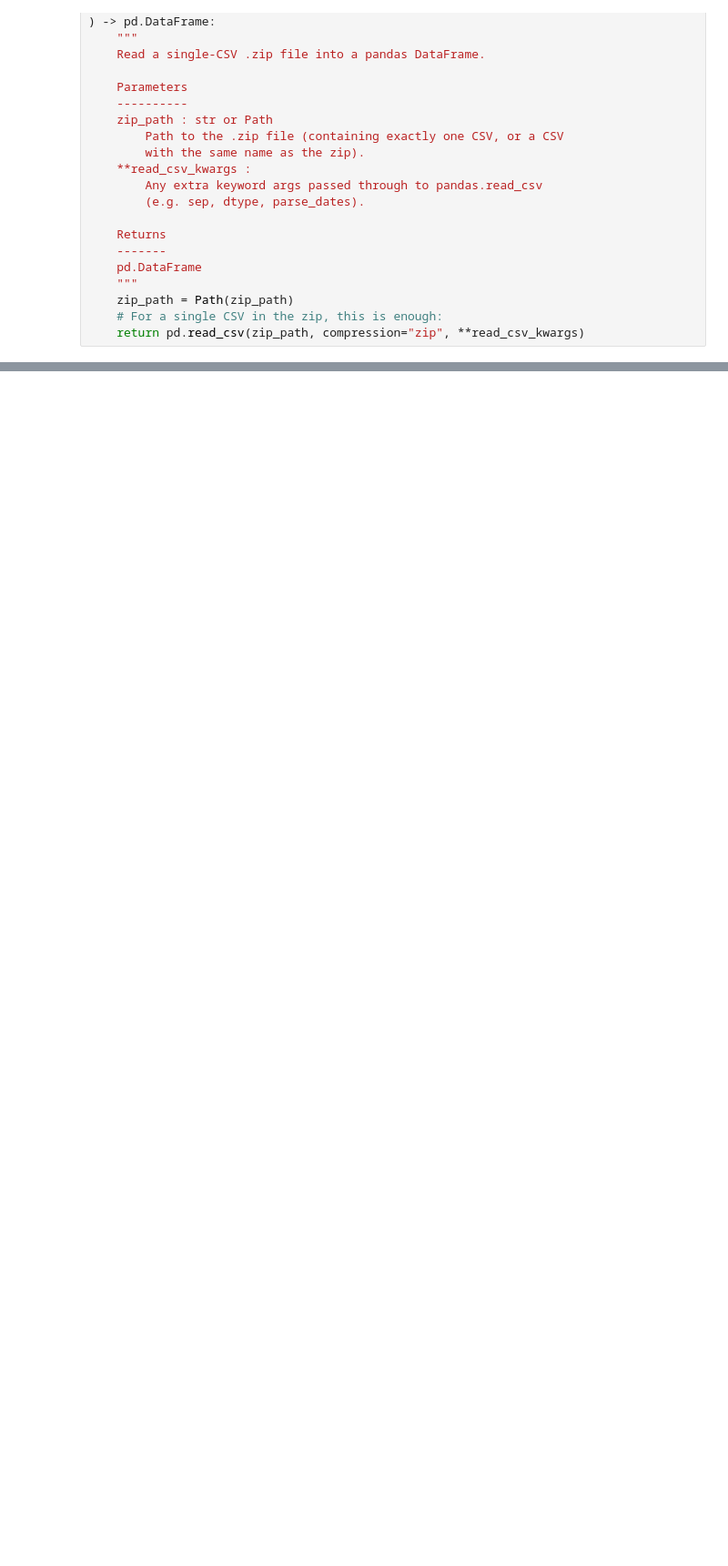
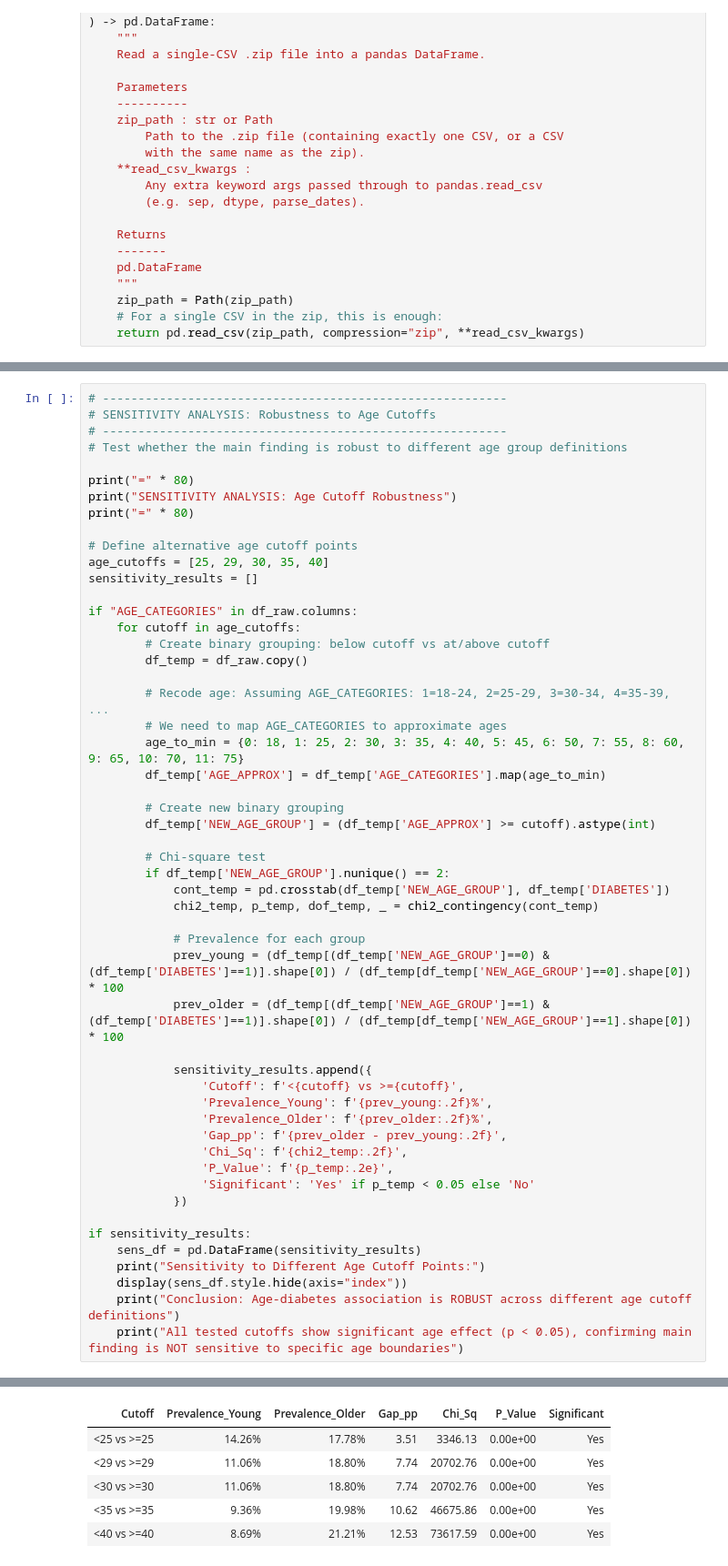
Before and after one commit to cmendonsa/brfss-diabetes-trends, a Jupyter notebook: analysis/RQ1_generational_shift.ipynb, the cells around one changed output, grey strips where cells are left out. Shown at 91% size. Saved outputs shown, nothing was run; the diff lists cells and outputs as text; blank space fills up the shorter version.

```diff
--- a/analysis/RQ1_generational_shift.ipynb
+++ b/analysis/RQ1_generational_shift.ipynb
@@ -107,0 +1177,53 @@ Cramer's V: 0.14624233588315474
+# %%
+# ---------------------------------------------------------
+# SENSITIVITY ANALYSIS: Robustness to Age Cutoffs
+# ---------------------------------------------------------
+# Test whether the main finding is robust to different age group definitions
+
+print("=" * 80)
+print("SENSITIVITY ANALYSIS: Age Cutoff Robustness")
+print("=" * 80)
+
+# Define alternative age cutoff points
+age_cutoffs = [25, 29, 30, 35, 40]
+sensitivity_results = []
+
+if "AGE_CATEGORIES" in df_raw.columns:
+    for cutoff in age_cutoffs:
+        # Create binary grouping: below cutoff vs at/above cutoff
+        df_temp = df_raw.copy()
+
+        # Recode age: Assuming AGE_CATEGORIES: 1=18-24, 2=25-29, 3=30-34, 4=35-39, ...
+        # We need to map AGE_CATEGORIES to approximate ages
+        age_to_min = {0: 18, 1: 25, 2: 30, 3: 35, 4: 40, 5: 45, 6: 50, 7: 55, 8: 60, 9: 65, 10: 70, 11: 75}
+        df_temp['AGE_APPROX'] = df_temp['AGE_CATEGORIES'].map(age_to_min)
+
+        # Create new binary grouping
+        df_temp['NEW_AGE_GROUP'] = (df_temp['AGE_APPROX'] >= cutoff).astype(int)
+
+        # Chi-square test
+        if df_temp['NEW_AGE_GROUP'].nunique() == 2:
+            cont_temp = pd.crosstab(df_temp['NEW_AGE_GROUP'], df_temp['DIABETES'])
+            chi2_temp, p_temp, dof_temp, _ = chi2_contingency(cont_temp)
+
+            # Prevalence for each group
+            prev_young = (df_temp[(df_temp['NEW_AGE_GROUP']==0) & (df_temp['DIABETES']==1)].shape[0]) / (df_temp[df_temp['NEW_AGE_GROUP']==0].shape[0]) * 100
+            prev_older = (df_temp[(df_temp['NEW_AGE_GROUP']==1) & (df_temp['DIABETES']==1)].shape[0]) / (df_temp[df_temp['NEW_AGE_GROUP']==1].shape[0]) * 100
+
+            sensitivity_results.append({
+                'Cutoff': f'<{cutoff} vs >={cutoff}',
+                'Prevalence_Young': f'{prev_young:.2f}%',
+                'Prevalence_Older': f'{prev_older:.2f}%',
+                'Gap_pp': f'{prev_older - prev_young:.2f}',
+                'Chi_Sq': f'{chi2_temp:.2f}',
+                'P_Value': f'{p_temp:.2e}',
+                'Significant': 'Yes' if p_temp < 0.05 else 'No'
+            })
+
+if sensitivity_results:
+    sens_df = pd.DataFrame(sensitivity_results)
+    print("Sensitivity to Different Age Cutoff Points:")
+    display(sens_df.style.hide(axis="index"))
+    print("Conclusion: Age-diabetes association is ROBUST across different age cutoff definitions")
+    print("All tested cutoffs show significant age effect (p < 0.05), confirming main finding is NOT sensitive to specific age boundaries")
+# %% [output]
@@ -107,0 +1234,6 @@ Cramer's V: 0.14624233588315474
+| Cutoff | Prevalence_Young | Prevalence_Older | Gap_pp | Chi_Sq | P_Value | Significant |
+| <25 vs >=25 | 14.26% | 17.78% | 3.51 | 3346.13 | 0.00e+00 | Yes |
+| <29 vs >=29 | 11.06% | 18.80% | 7.74 | 20702.76 | 0.00e+00 | Yes |
+| <30 vs >=30 | 11.06% | 18.80% | 7.74 | 20702.76 | 0.00e+00 | Yes |
+| <35 vs >=35 | 9.36% | 19.98% | 10.62 | 46675.86 | 0.00e+00 | Yes |
+| <40 vs >=40 | 8.69% | 21.21% | 12.53 | 73617.59 | 0.00e+00 | Yes |
```
Also changed, not shown: parts of 34 cells of this notebook.
